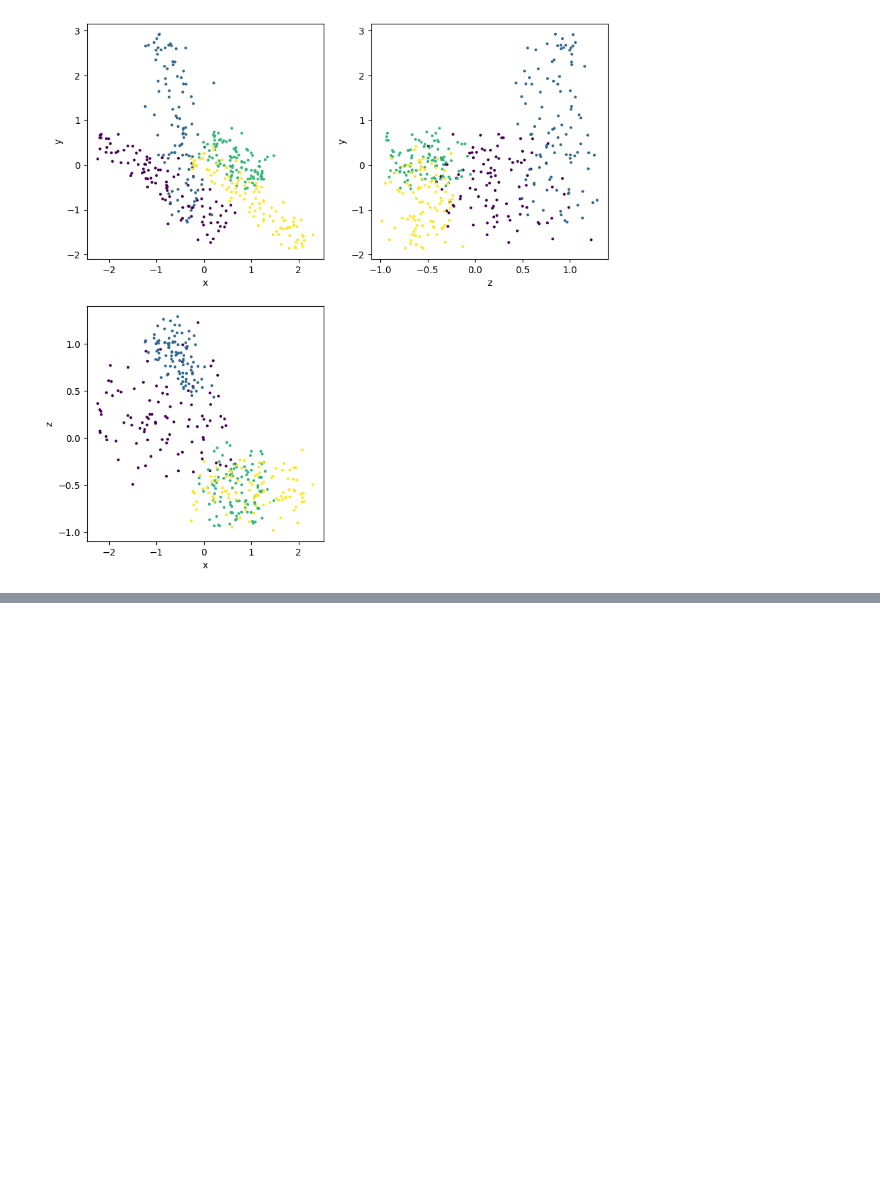
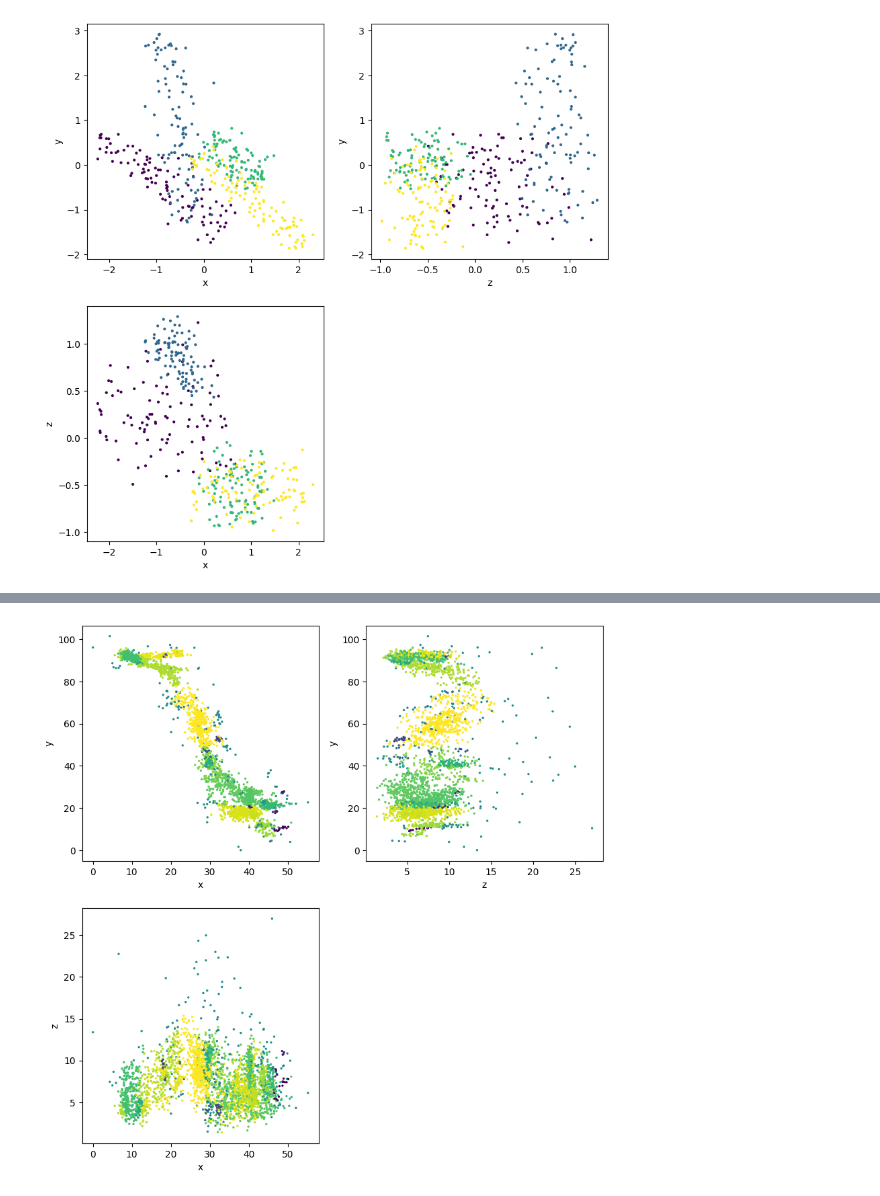
Before and after one commit to samhouliston/DSL_Quake_Fault_Reconstruction, a Jupyter notebook: benchmark/notebooks/test_benchmark.ipynb, the cells around one changed output, grey strips where cells are left out. Saved outputs shown, nothing was run; the diff lists cells and outputs as text; code cells hidden in the pictures; blank space fills up the shorter version.

```diff
--- a/benchmark/notebooks/test_benchmark.ipynb
+++ b/benchmark/notebooks/test_benchmark.ipynb
@@ -7,7 +9,8 @@ sys.path.insert(1, '/Users/frederiekelohmann/Documents/FS2024/DSL/DSL_Quake_Faul
 from main import run_fault_reconstruction
 # %%
 def plot_3Ddataset(X: np.ndarray,
-                 labels: np.ndarray):
+                 labels: np.ndarray,
+                 marker_sz: float = 4.):
 
     '''
     Create every 2D combination plot from 3D data, colored according to labels
@@ -16,8 +19,6 @@ def plot_3Ddataset(X: np.ndarray,
     fig, ax = plt.subplots(2,2)
     fig.set_figwidth(10)
     fig.set_figheight(10)
-
-    marker_sz = 4
 
     ax[0,0].scatter(X[:,0], X[:,1], s=marker_sz, c=labels)
     ax[0,1].scatter(X[:,2], X[:,1], s=marker_sz, c=labels)
@@ -48,7 +49,7 @@ for i in range(len(ground_truth)):
 
 X = np.concatenate(ground_truth, axis = 0)
 # %%
-kernels, labels = run_fault_reconstruction(X, min_sz_cluster = 4)
+kernels, labels = run_fault_reconstruction(X, min_sz_cluster = 4, align_t=0)
 # %% [output]
 Processing chunk 1/1 with 400 points
   Fit 63 Gaussian and 1 background kernels
@@ -84,0 +88,4 @@ plot_3Ddataset(X, y_true)
+# %%
+landers = loadmat('../data/landers.mat')['xyz_mat']
+
+ker_plan, lab_plan= run_fault_reconstruction(landers, min_sz_cluster=4, align_t = 0.6)
@@ -84,0 +110,4 @@ plot_3Ddataset(X, y_true)
+# %%
+plot_3Ddataset(landers, labels, marker_sz = 2)
+# %% [output]
+[figure, added]
```
Also changed, not shown: parts of 19 cells of this notebook, 5 other files.
